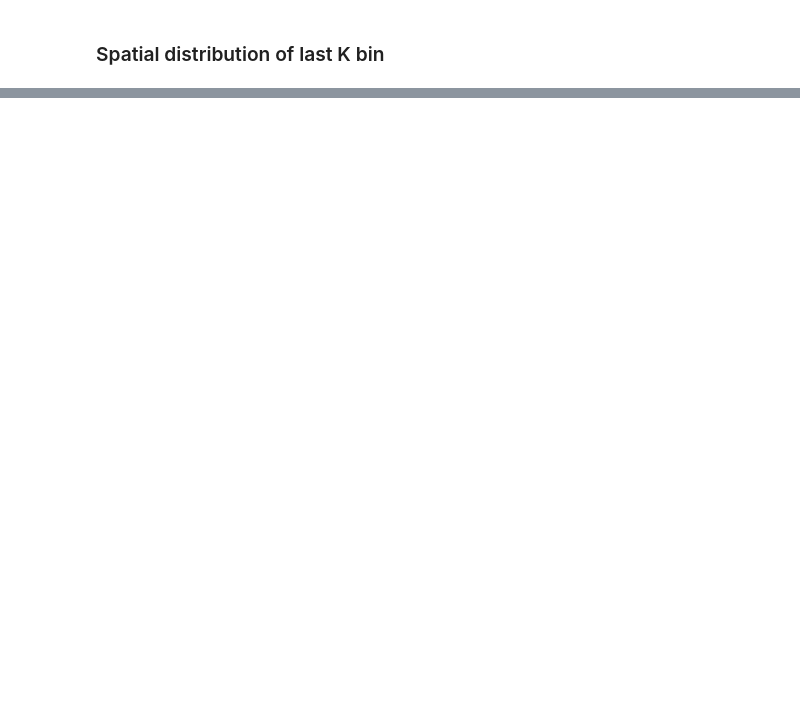
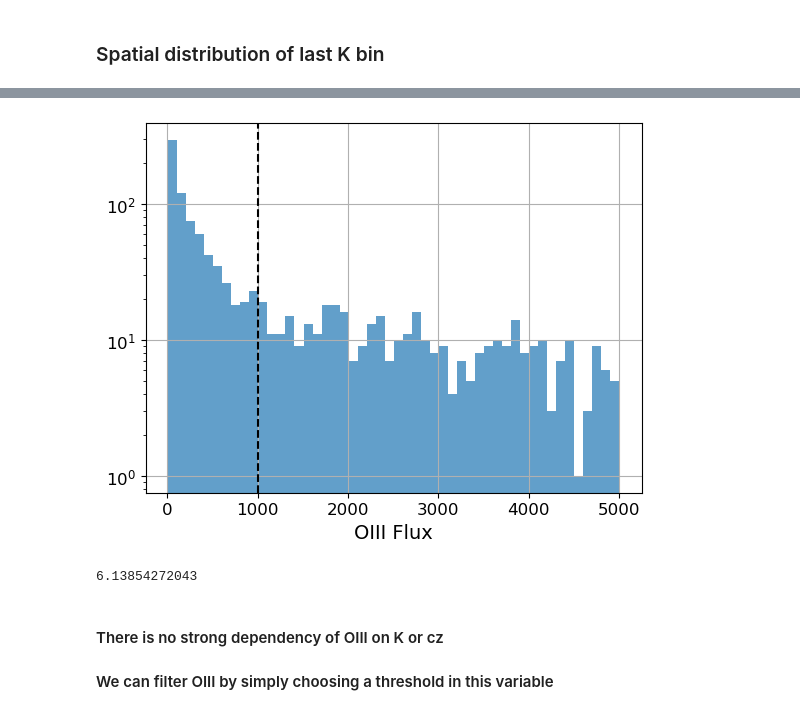
Before and after one commit to FedeDavilaKurban/Auger, a Jupyter notebook: plot4_paper1.ipynb, the cells around one changed output, grey strips where cells are left out. Drawn from its saved outputs; the diff is of its cells as text; code cells hidden in the pictures; blank space fills up the shorter version.

```diff
--- a/plot4_paper1.ipynb
+++ b/plot4_paper1.ipynb
@@ -531,0 +1119,17 @@ plt.legend()
+# %%
+plt.hist(agns_bpt[(agns_bpt['O3Flux']<5e3)&(agns_bpt['cz']<=5000.)]['O3Flux'], bins=50, alpha=0.7, label='BPT AGNs', color='C0', density=False)
+plt.xlabel('OIII Flux')
+plt.axvline(1e3, color='k', linestyle='--', label='OIII Flux = 1e3')
+#plt.xscale('log')
+plt.yscale('log')
+plt.grid()
+plt.show()
+# %% [output]
+[figure, added]
+# %%
+agns_bpt[agns_bpt['O3Flux']>=0.]['O3Flux'].min()
+# %% [output]
+6.13854272043
+# %% [markdown]
+#### There is no strong dependency of OIII on K or cz
+#### We can filter OIII by simply choosing a threshold in this variable
```
Also changed, not shown: parts of 16 cells of this notebook, 3 other files.
